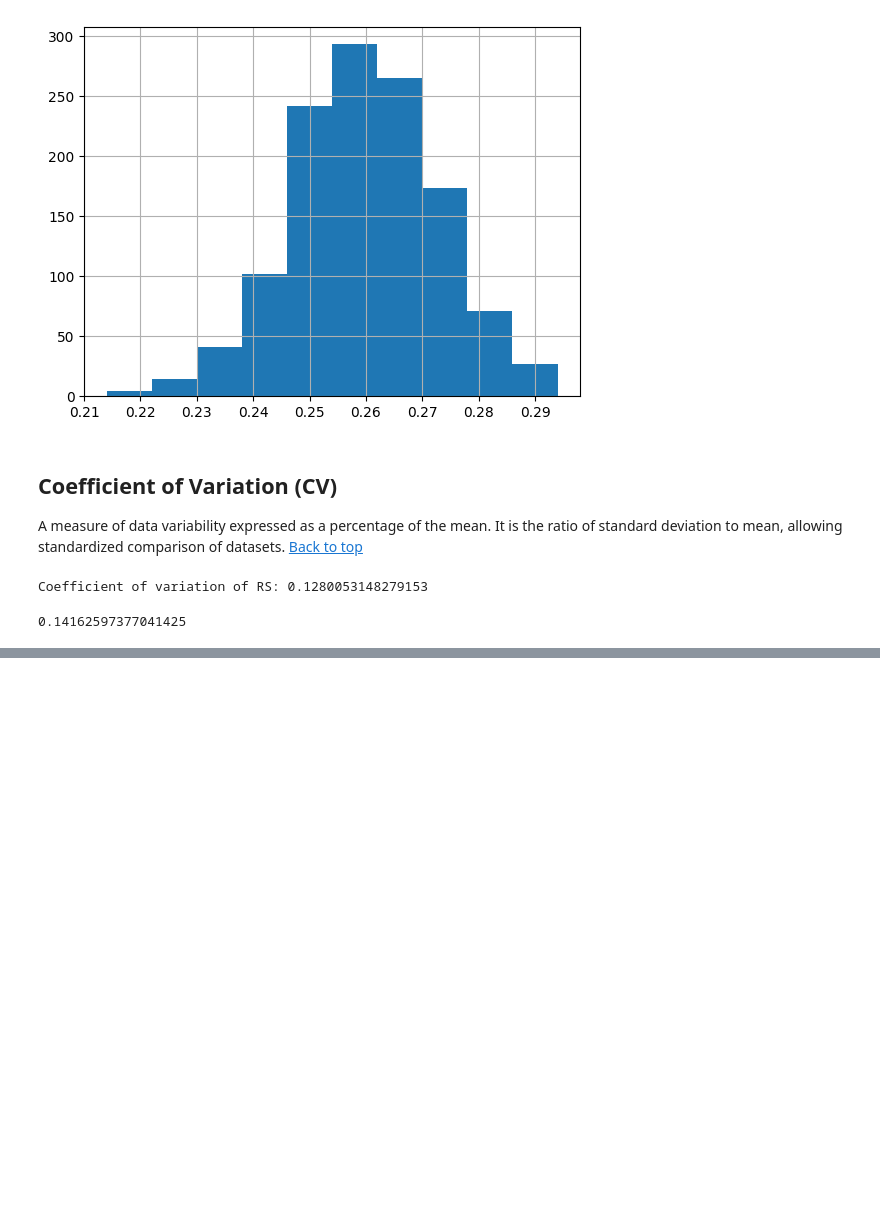
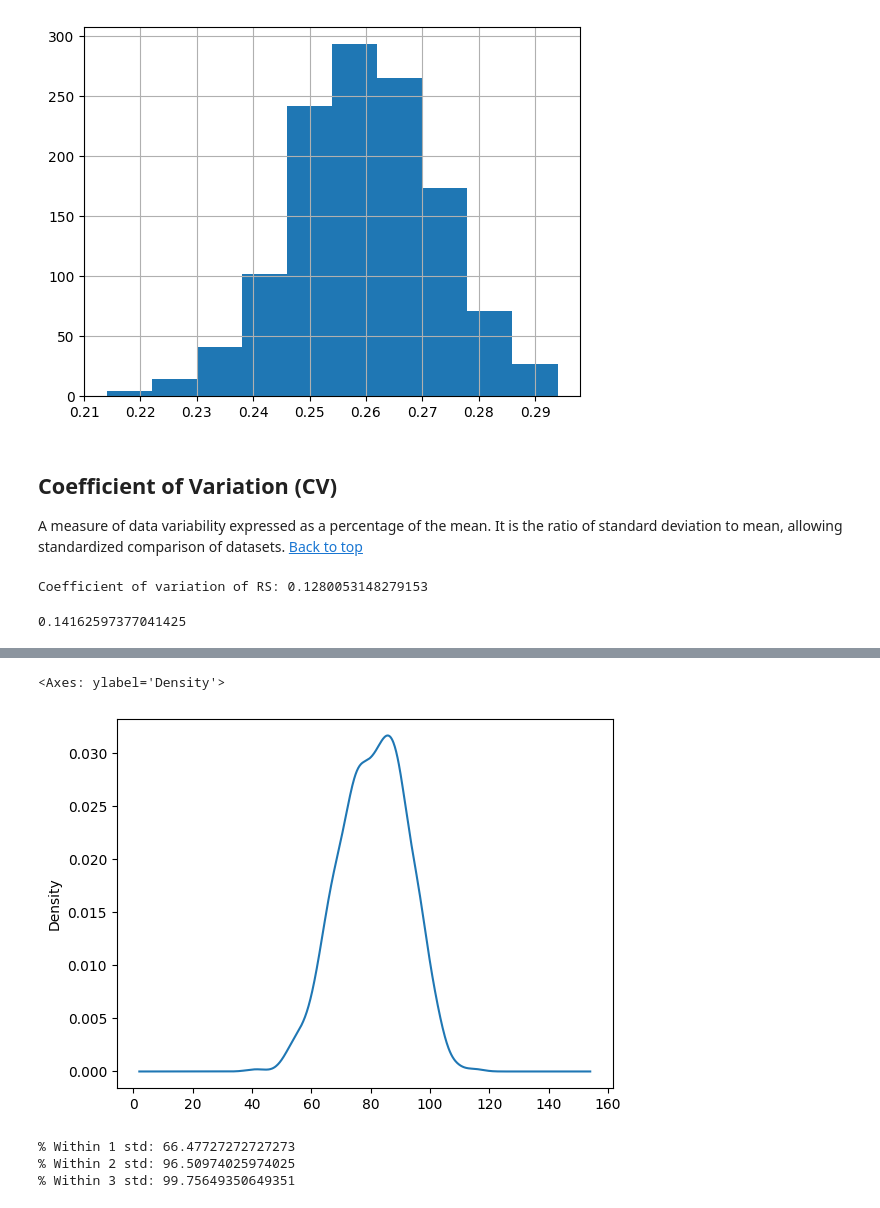
Before and after one commit to hllqna/inferential_statistics, a Jupyter notebook: descriptive_stats.ipynb, the cells around one changed output, grey strips where cells are left out. Saved outputs shown, nothing was run; the diff lists cells and outputs as text; code cells hidden in the pictures; blank space fills up the shorter version.

```diff
--- a/descriptive_stats.ipynb
+++ b/descriptive_stats.ipynb
@@ -178,0 +262,21 @@ print(df.W.std()/df.W.mean())
+# %%
+# Plotting W
+df.W.plot.density()
+# %% [output]
+<Axes: ylabel='Density'>
+[figure, added]
+# %%
+# 68-95-99-check
+print(f"% Within 1 std: {
+df.loc[(df.W >= df.W.mean() - 1 * df.W.std()) &
+       (df.W <= df.W.mean() + 1 * df.W.std())].W.count()*100/df.W.count()}")
+print(f"% Within 2 std: {
+df.loc[(df.W >= df.W.mean() - 2 * df.W.std()) &
+       (df.W <= df.W.mean() + 2 * df.W.std())].W.count()*100/df.W.count()}")
+print(f"% Within 3 std: {
+df.loc[(df.W >= df.W.mean() - 3 * df.W.std()) &
+       (df.W <= df.W.mean() + 3 * df.W.std())].W.count()*100/df.W.count()}")
+# %% [output]
+% Within 1 std: 66.47727272727273
+% Within 2 std: 96.50974025974025
+% Within 3 std: 99.75649350649351
```
Also changed, not shown: parts of 11 cells of this notebook.
